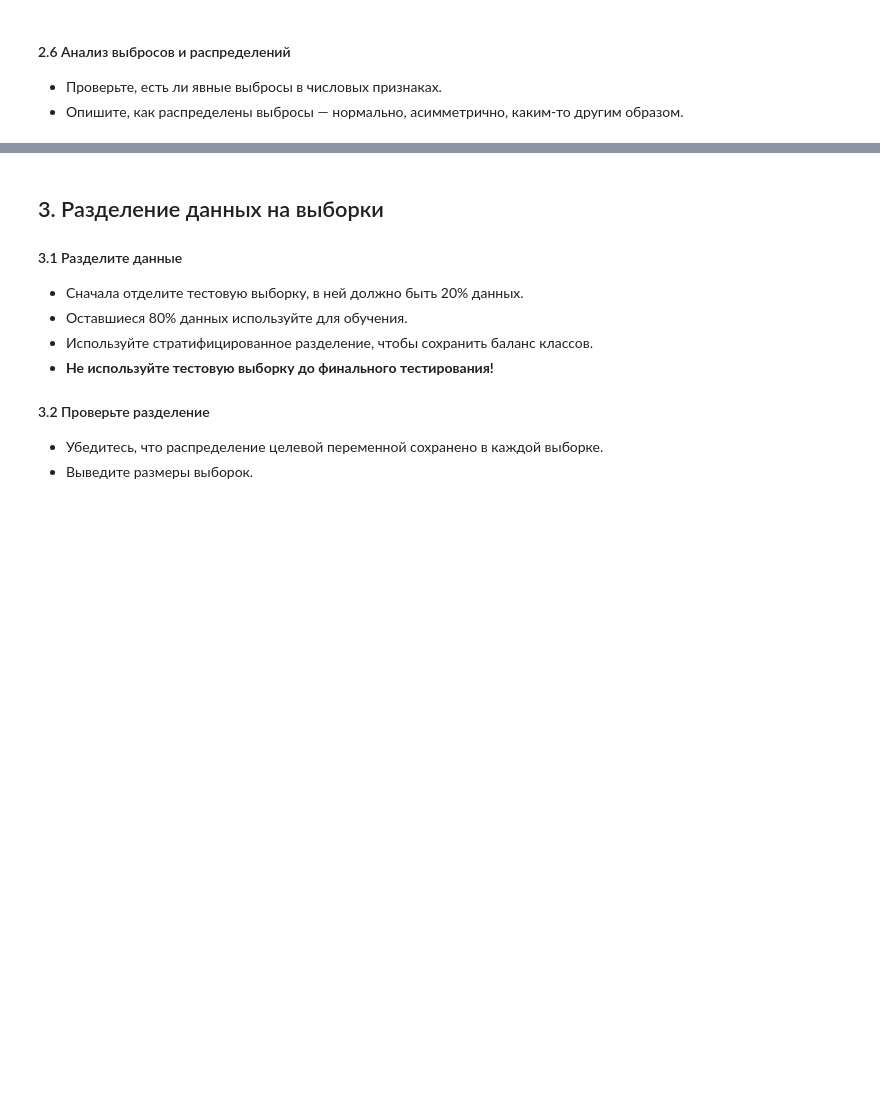
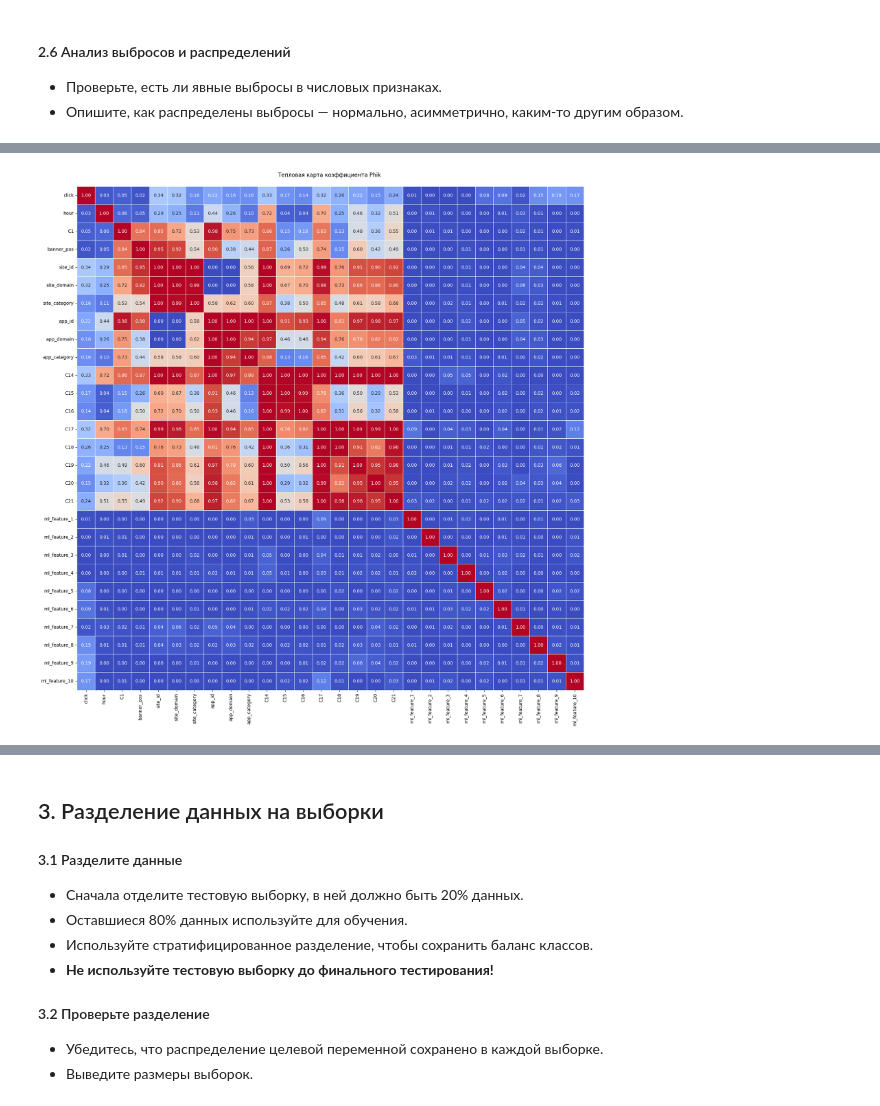
Before and after one commit to TemaQDX/sprint_12_project_advandex, a Jupyter notebook: sprint_12_project_advandex_Artem_Burov.ipynb, the cells around one changed output, grey strips where cells are left out. Cells and saved outputs as stored; diff of their text form; code cells hidden in the pictures; blank space fills up the shorter version.

```diff
--- a/sprint_12_project_advandex_Artem_Burov.ipynb
+++ b/sprint_12_project_advandex_Artem_Burov.ipynb
@@ -768,0 +832,23 @@ ___
+# %%
+# Строим тепловую карту
+plt.figure(figsize=(20, 20))
+
+correlation_matrix = df_work.phik_matrix(interval_cols=num_features)
+
+# Сохраняем матрицу корреляции признака churn с другими признаками клиента
+data_heatmap = correlation_matrix
+sns.heatmap(data_heatmap,
+            annot=True, # Отображаем численные значения в ячейках карты
+            fmt='.2f', # Форматируем значения корреляции: два знака после точки
+            cmap='coolwarm', # Устанавливаем цветовую гамму от красного (макс. значение) к синему
+            linewidths=0.5, # Форматируем линию между ячейками карты
+            cbar=False # Отключаем цветовую шкалу
+           )
+
+# Добавляем заголовок и подпись по оси Х
+plt.title('Тепловая карта коэффициента Phik \n')
+
+# Выводим график
+plt.show()
+# %% [output]
+[figure, added]
```
Also changed, not shown: parts of 19 cells of this notebook.
